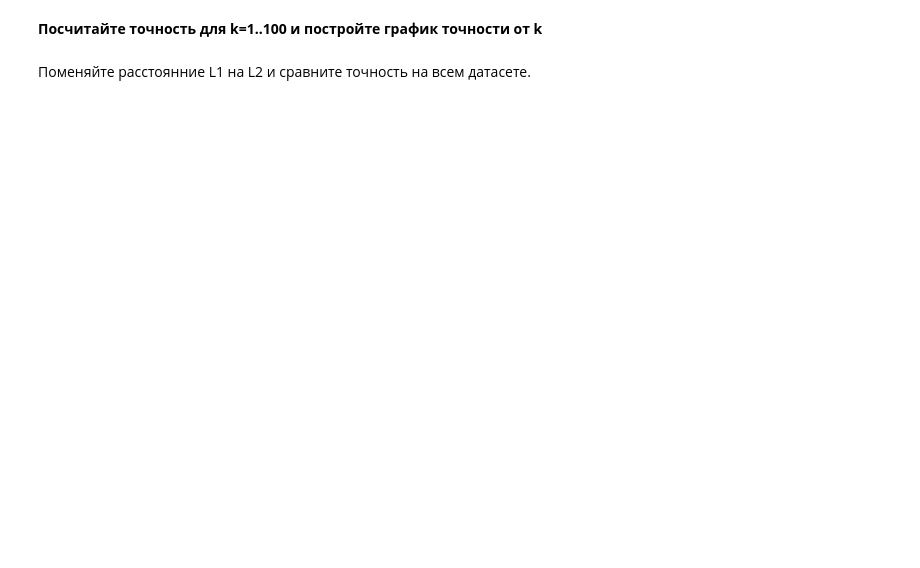
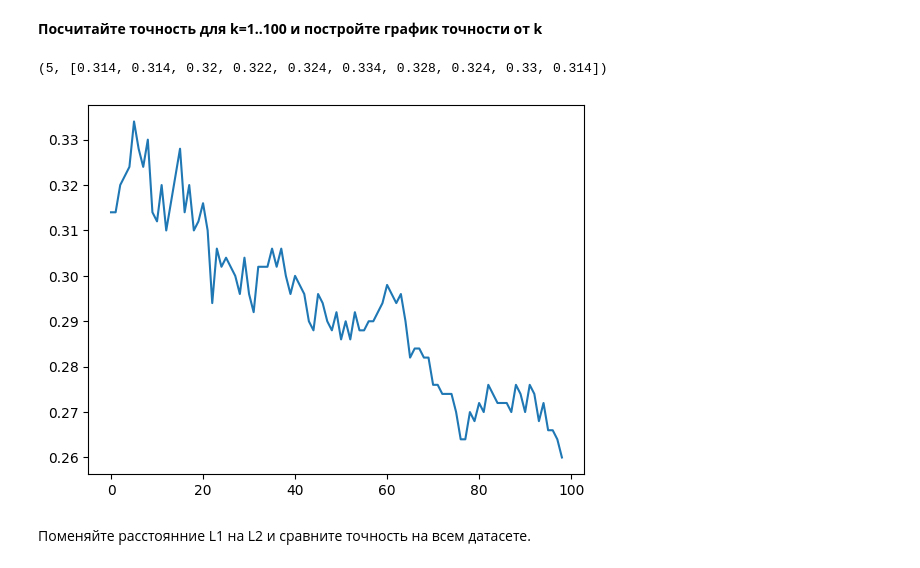
Before and after one commit to alvadia/MSUAI, a Jupyter notebook: EX01_Zizov.ipynb, the cells around one changed output. Cells and saved outputs as stored; diff of their text form; code cells hidden in the pictures; blank space fills up the shorter version.

```diff
--- a/EX01_Zizov.ipynb
+++ b/EX01_Zizov.ipynb
@@ -812,0 +838,5 @@ distances = compute_distances(x_train, x_val, compute_L1)
+# %%
+def compute(x):
+    return np.argsort(x, kind = 'mergesort')
+distances = np.apply_along_axis(compute, 0, compute_distances(x_train, x_val, compute_L1))
+distances, distances.shape
@@ -814,7 +857,10 @@ distances = compute_distances(x_train, x_val, compute_L1)
 Теперь найдите k ближайших соседей и предскажите класс.
 
 Используйте моду [scipy.stats.mode](https://docs.scipy.org/doc/scipy/reference/generated/scipy.stats.mode.html) по ближайшим найденным соседям.
-# %%
-def get_accuracy(distances, train_labels, val_labels, k):
-    # Your code here
-    return accuracy
+# %%
+from sklearn.metrics import accuracy_score
+k = 5
+def get_accuracy(distances, y_train, y_val, k = 5):
+    tmp = np.apply_along_axis(lambda x: Counter(y_train[x[:k]]).most_common(1)[0][0], 0, distances)
+    return accuracy_score(y_val, tmp)
+get_accuracy(distances, y_train, y_val, k)
@@ -824,12 +874,15 @@ print(f"Accuracy = {accuracy * 100:.0f}%")
 # %% [markdown]
 **Посчитайте точность для k=1..100 и постройте график точности от k**
 # %%
-acc = []
-for k in range(1, 100):
-    # Your code here
+acc = [get_accuracy(distances, y_train, y_val, k) for k in range(1, 100)]
+np.argmax(acc), acc[:10]
+# %% [output]
+(5, [0.314, 0.314, 0.32, 0.322, 0.324, 0.334, 0.328, 0.324, 0.33, 0.314])
 # %%
-plt.# Your code here
+plt.plot(acc)
 plt.show()
+# %% [output]
+[figure, added]
 # %% [markdown]
 Поменяйте расстоянние L1 на L2 и сравните точность на всем датасете.
 # %%
```
Also changed, not shown: parts of 33 cells of this notebook.
